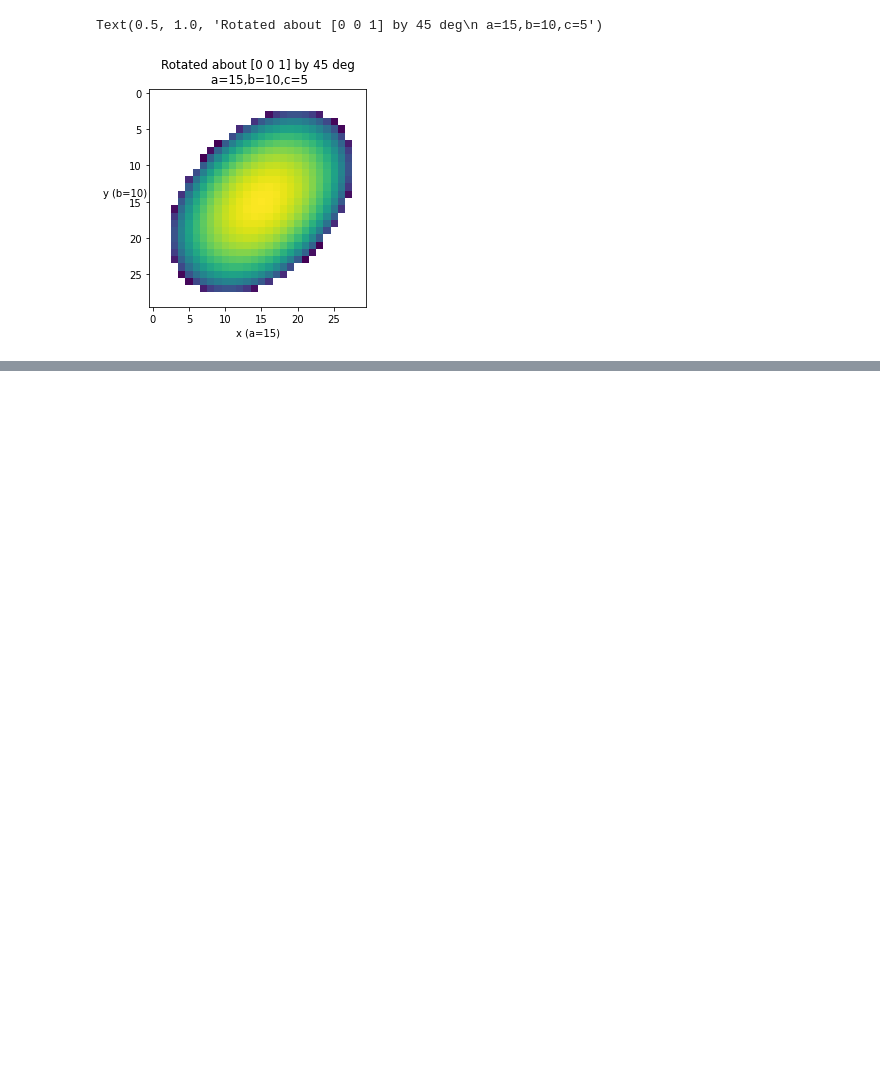
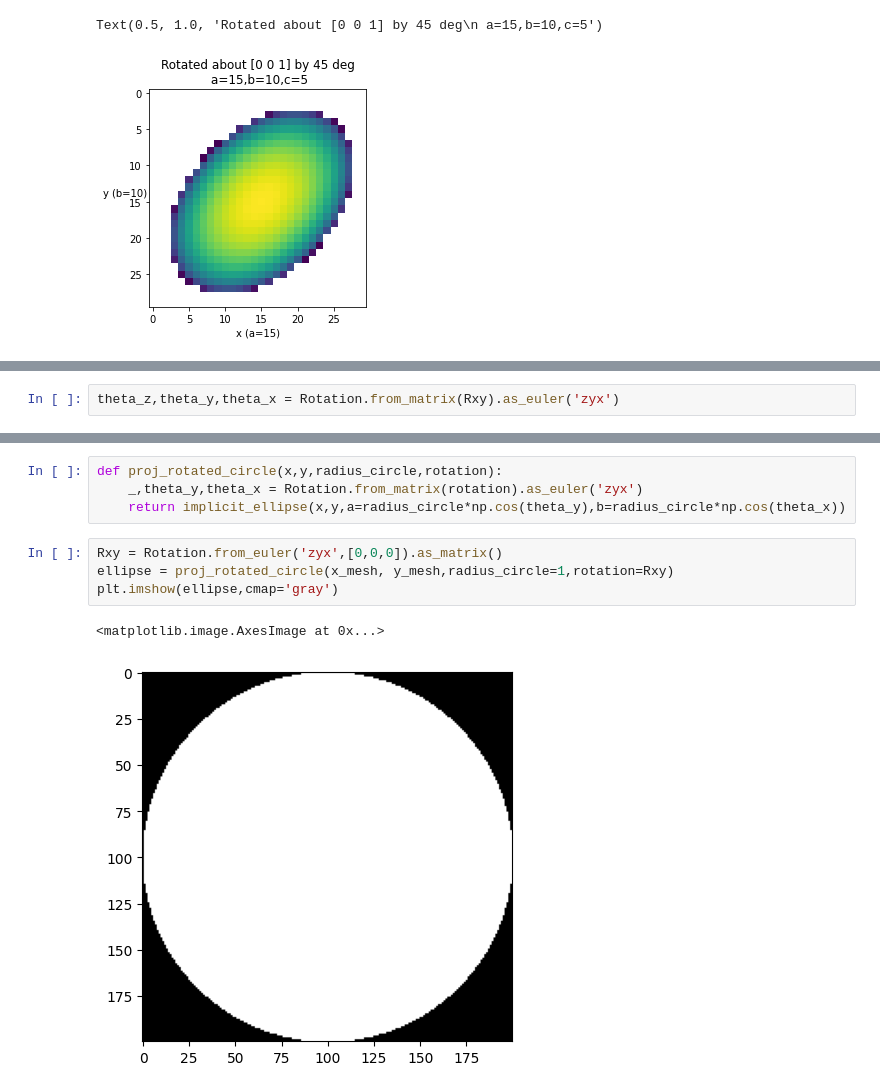
Before and after one commit to h-alvarenga/simSPI, a Jupyter notebook: notebooks/ellipsoid_project.ipynb, the cells around one changed output, grey strips where cells are left out. Drawn from its saved outputs; the diff is of its cells as text; blank space fills up the shorter version.

Commit message:
developed project_rotated_cylindar

```diff
--- a/notebooks/ellipsoid_project.ipynb
+++ b/notebooks/ellipsoid_project.ipynb
@@ -371,0 +403,2 @@ Text(0.5, 1.0, 'Rotated about [0 0 1] by 45 deg\n a=15,b=10,c=5')
+# %%
+theta_z,theta_y,theta_x = Rotation.from_matrix(Rxy).as_euler('zyx')
@@ -371,0 +424,11 @@ Text(0.5, 1.0, 'Rotated about [0 0 1] by 45 deg\n a=15,b=10,c=5')
+# %%
+def proj_rotated_circle(x,y,radius_circle,rotation):
+    _,theta_y,theta_x = Rotation.from_matrix(rotation).as_euler('zyx')
+    return implicit_ellipse(x,y,a=radius_circle*np.cos(theta_y),b=radius_circle*np.cos(theta_x))
+# %%
+Rxy = Rotation.from_euler('zyx',[0,0,0]).as_matrix()
+ellipse = proj_rotated_circle(x_mesh, y_mesh,radius_circle=1,rotation=Rxy)
+plt.imshow(ellipse,cmap='gray')
+# %% [output]
+<matplotlib.image.AxesImage at 0x...>
+[figure, added]
```
Also changed, not shown: parts of 48 cells of this notebook.
